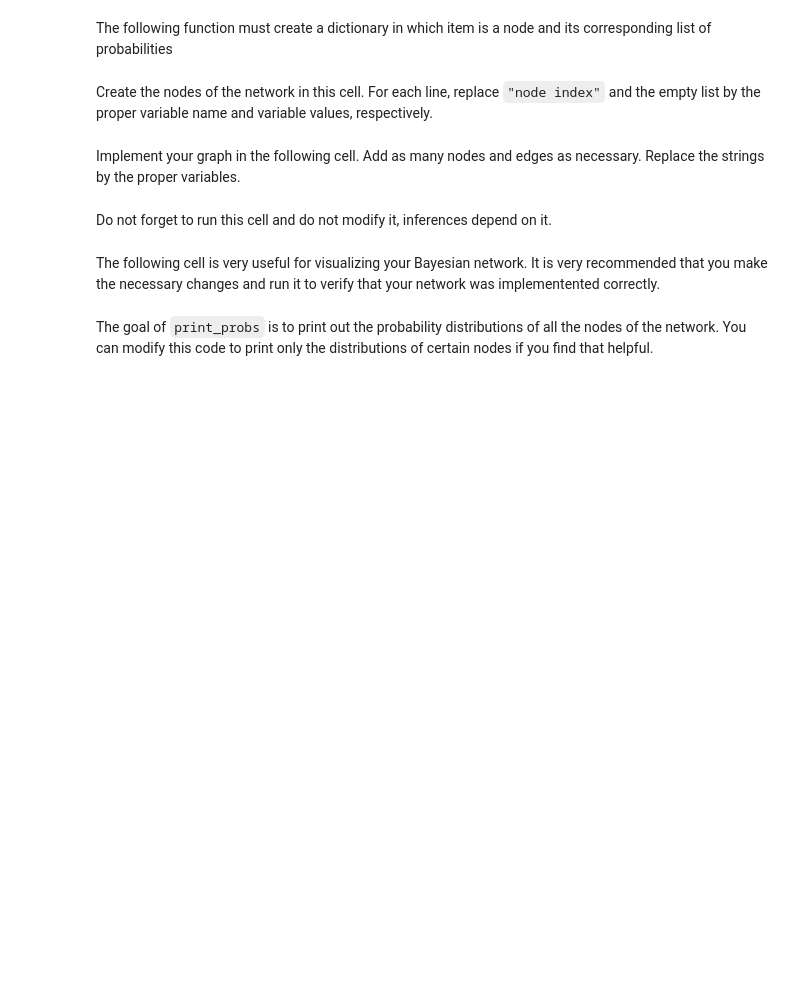
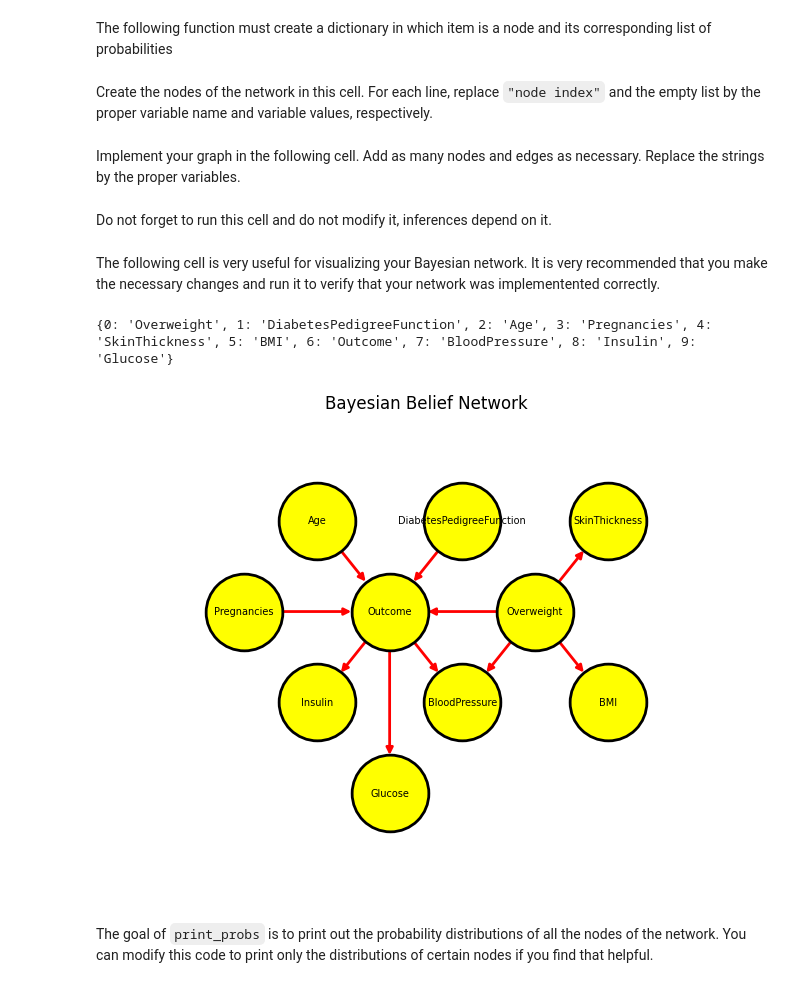
Before and after one commit to steffanylars/MA2014, a Jupyter notebook: Módulo II/Solution Template.ipynb, the cells around one changed output. Cells and saved outputs as stored; diff of their text form; code cells hidden in the pictures; blank space fills up the shorter version.

Commit message:
Correción de Visualización BBN
:)

```diff
--- a/Módulo II/Solution Template.ipynb
+++ b/Módulo II/Solution Template.ipynb
@@ -193,36 +214,41 @@ The following cell is very useful for visualizing your Bayesian network. It is v
 # %%
 # Set node positions.
 
 pos = {
     0: (16, 8),
     1: (12, 12),
     2: (4, 12),
     3: (0, 8),
     4: (20, 12),
     5: (20, 4),
     6: (8, 8),
     7: (12, 4),
     8: (4, 4),
     9: (8, 0)
 }
+print(d)
 
 # Set options for graph looks. You might have to adjust these parameters.
 
-options = {"font_size" : 16, "node_size" : 2750, "node_color" : "yellow",
-           "edgecolors" : "black", "edge_color" : "red", "linewidths" : 5,
-           "width": 5}
+options = {"font_size" : 7, "node_size" : 3050, "node_color" : "yellow",
+           "edgecolors" : "black", "edge_color" : "red", "linewidths" : 2,
+           "width": 2}
 
 # Generate graph.
 
 n, d = bbn.to_nx_graph()
 nx.draw(n, with_labels=True, labels=d, pos=pos, **options)
 
 # Update margins and print the graph.
 
 ax = plt.gca()
 ax.margins(0.3)
 plt.axis("off")
+plt.title("Bayesian Belief Network")
 plt.show()
+# %% [output]
+{0: 'Overweight', 1: 'DiabetesPedigreeFunction', 2: 'Age', 3: 'Pregnancies', 4: 'SkinThickness', 5: 'BMI', 6: 'Outcome', 7: 'BloodPressure', 8: 'Insulin', 9: 'Glucose'}
+[figure, added]
 # %% [markdown]
 The goal of `print_probs` is to print out the probability distributions of all the nodes of the network. You can modify this code to print only the distributions of certain nodes if you find that helpful.
 # %%
```
Also changed, not shown: parts of 5 cells of this notebook.
